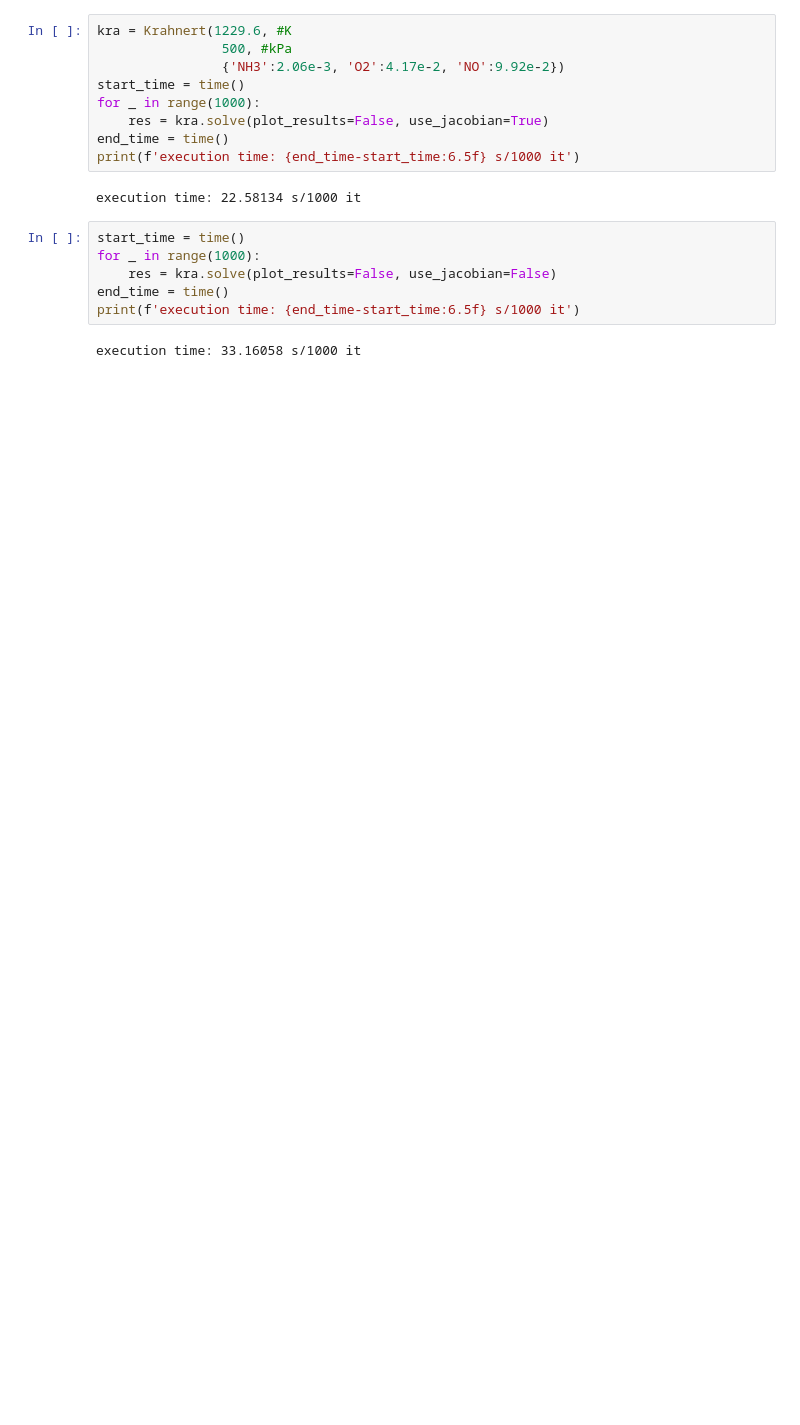
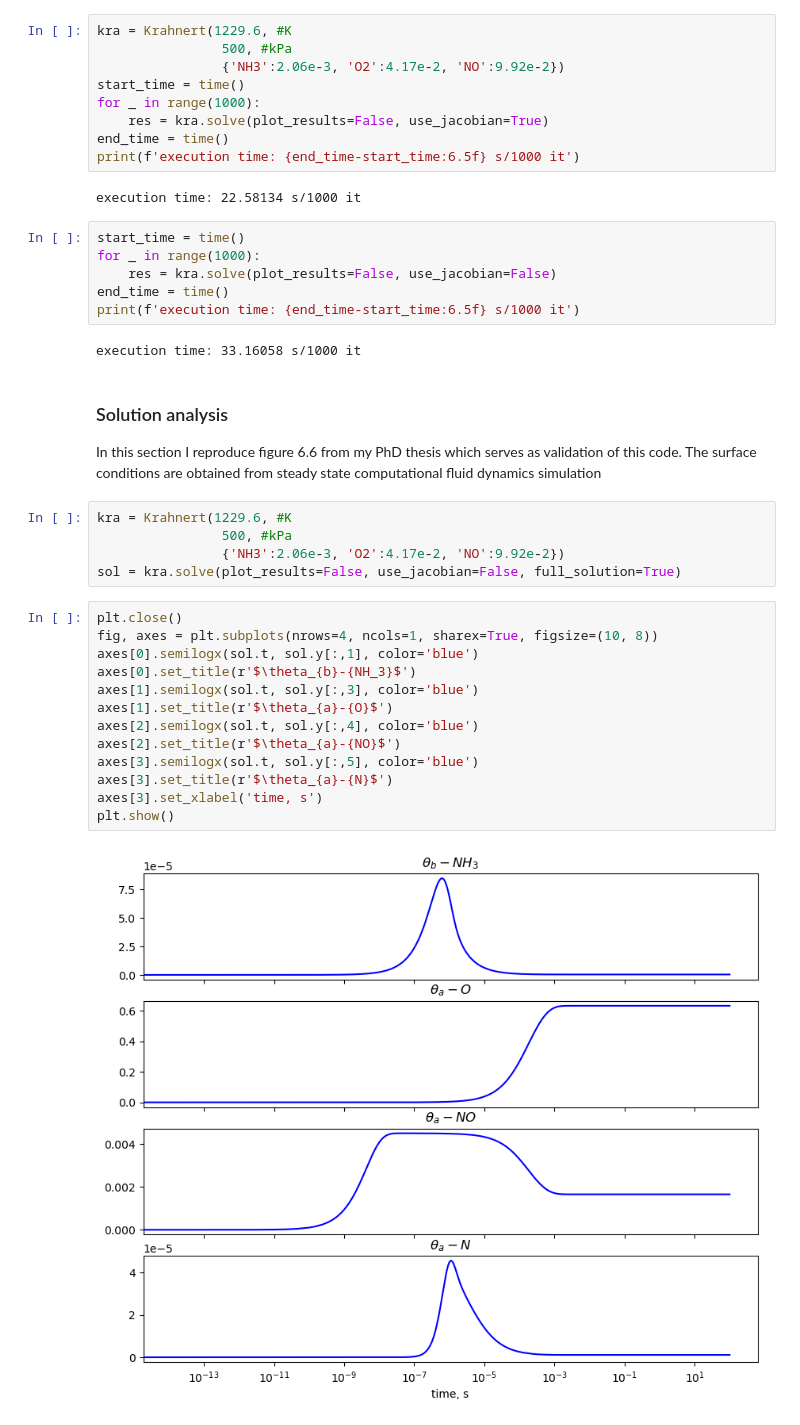
Before and after one commit to afadic/kinetics-dae-nn, a Jupyter notebook: mechanism_test.ipynb, the cells around one changed output. Drawn from its saved outputs; the diff is of its cells as text; blank space fills up the shorter version.

```diff
--- a/mechanism_test.ipynb
+++ b/mechanism_test.ipynb
@@ -27,3 +31,27 @@ end_time = time()
 print(f'execution time: {end_time-start_time:6.5f} s/1000 it')
 # %% [output]
 execution time: 33.16058 s/1000 it
+# %% [markdown]
+### Solution analysis
+In this section I reproduce figure 6.6 from my PhD thesis which serves as validation of this code.
+The surface conditions are obtained from steady state computational fluid dynamics simulation
+# %%
+kra = Krahnert(1229.6, #K
+                500, #kPa
+                {'NH3':2.06e-3, 'O2':4.17e-2, 'NO':9.92e-2})
+sol = kra.solve(plot_results=False, use_jacobian=False, full_solution=True)
+# %%
+plt.close()
+fig, axes = plt.subplots(nrows=4, ncols=1, sharex=True, figsize=(10, 8))
+axes[0].semilogx(sol.t, sol.y[:,1], color='blue')
+axes[0].set_title(r'$\theta_{b}-{NH_3}$')
+axes[1].semilogx(sol.t, sol.y[:,3], color='blue')
+axes[1].set_title(r'$\theta_{a}-{O}$')
+axes[2].semilogx(sol.t, sol.y[:,4], color='blue')
+axes[2].set_title(r'$\theta_{a}-{NO}$')
+axes[3].semilogx(sol.t, sol.y[:,5], color='blue')
+axes[3].set_title(r'$\theta_{a}-{N}$')
+axes[3].set_xlabel('time, s')
+plt.show()
+# %% [output]
+[figure, added]
```
Also changed, not shown: parts of 4 cells of this notebook.
